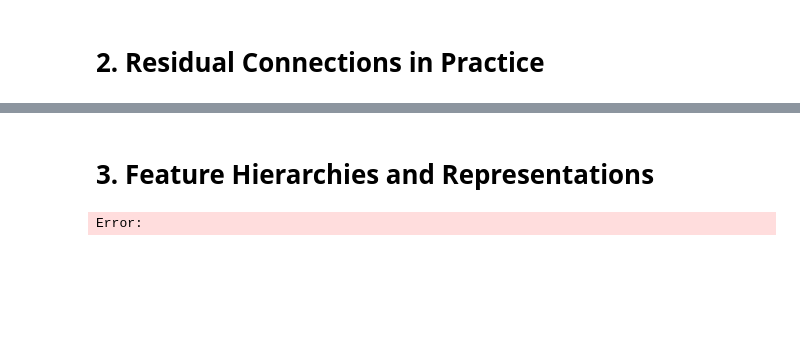
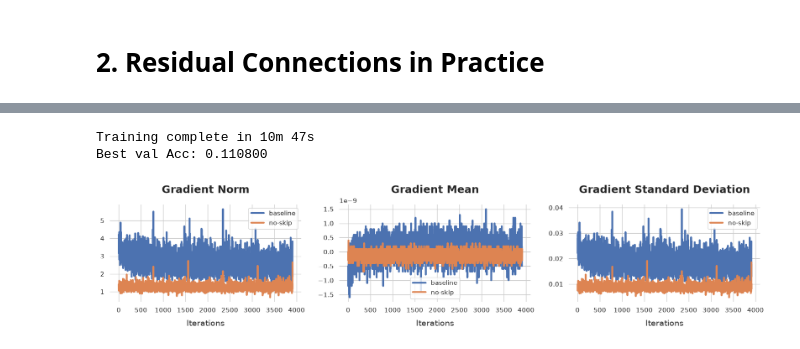
Before and after one commit to l-laidev/Advanced-Topics-in-Machine-Learning, a Jupyter notebook: PA0/Task 1 Inner Workings of ResNet-152.ipynb, the cells around one changed output, grey strips where cells are left out. Saved outputs shown, nothing was run; the diff lists cells and outputs as text; code cells hidden in the pictures; blank space fills up the shorter version.

```diff
--- a/PA0/Task 1 Inner Workings of ResNet-152.ipynb
+++ b/PA0/Task 1 Inner Workings of ResNet-152.ipynb
@@ -132,6 +159,9 @@ model_no_skip.layer1
 # %%
 tracker_no_skip = GradientTracker(model_no_skip)  # for comparison with baseline
 # %%
-train_model("cnn-task_no-skip", model_no_skip, criterion, optimizer, exp_sched, dataloaders, dataset_sizes, num_epochs=1)
+train_model("cnn-task_no-skip", model_no_skip, criterion, optimizer, exp_sched, dataloaders, dataset_sizes, num_epochs=N_EPOCHS)
+# %% [output]
+Training complete in 10m 47s
+Best val Acc: 0.110800
 # %%
 tracker_no_skip.unregister()
@@ -141,5 +171,8 @@ no_skip_weight_grad_df = pd.DataFrame(tracker_no_skip.gradients["fc.weight"])
+# %%
+baseline_weight_grad_df = pd.read_json(os.path.join(BASE, "baseline_weight_gradients.json"), orient="records", lines=True)
+no_skip_weight_grad_df = pd.read_json(os.path.join(BASE, "no_skip_weight_gradients.json"), orient="records", lines=True)
 # %%
-f, (ax1, ax2, ax3) = plt.subplots(1,3, figsize=(15,3))
+f, (ax1, ax2, ax3) = plt.subplots(1,3, figsize=(20,3))
 sns.set_theme(style="whitegrid")
 
 for (perf_df, label) in [
@@ -147,33 +180,36 @@ for (perf_df, label) in [
     (no_skip_weight_grad_df, "no-skip"),
 ]:
     lineplot_kwargs = dict(markersize=0, linewidth=3, label=label)
     configs = [
         {
             "column": "norm",
             "title": "Gradient Norm",
             "xlabel": "Iterations",
             "ylabel": "",
             "lineplot_kwargs": {**lineplot_kwargs, "ax": ax1},
         },
         {
             "column": "mean",
             "title": "Gradient Mean",
             "xlabel": "Iterations",
             "ylabel": "",
             "lineplot_kwargs": {**lineplot_kwargs, "ax": ax2},
         },
         {
             "column": "std",
             "title": "Gradient Standard Deviation",
             "xlabel": "Iterations",
             "ylabel": "",
             "lineplot_kwargs": {**lineplot_kwargs, "ax": ax3},
         },
     ]
 
     plot_line(perf_df, configs)
 
+plt.savefig(os.path.join(BASE_PLOTS, "cifar10_gradients.pdf"), dpi=300)
 plt.show()
+# %% [output]
+[figure, added]
 # %%
 del model_no_skip
 del criterion
@@ -181,5 +217,3 @@ del optimizer
 del exp_sched
 
 free_mem()
-# %% [markdown]
-# 3. Feature Hierarchies and Representations
@@ -231,4 +219,0 @@ def track_val_features(model, num_batches=6):
-# %%
-model_vis = load_model()
-# %% [output]
-Error:
```
Also changed, not shown: parts of 34 cells of this notebook.
